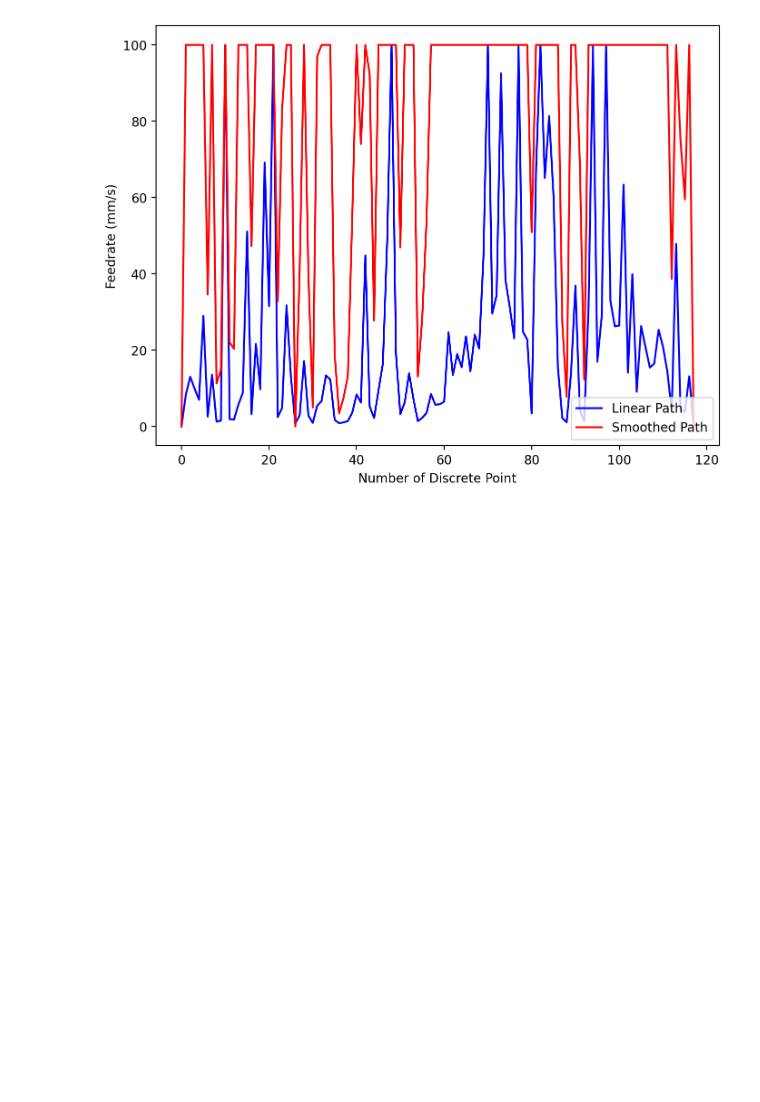
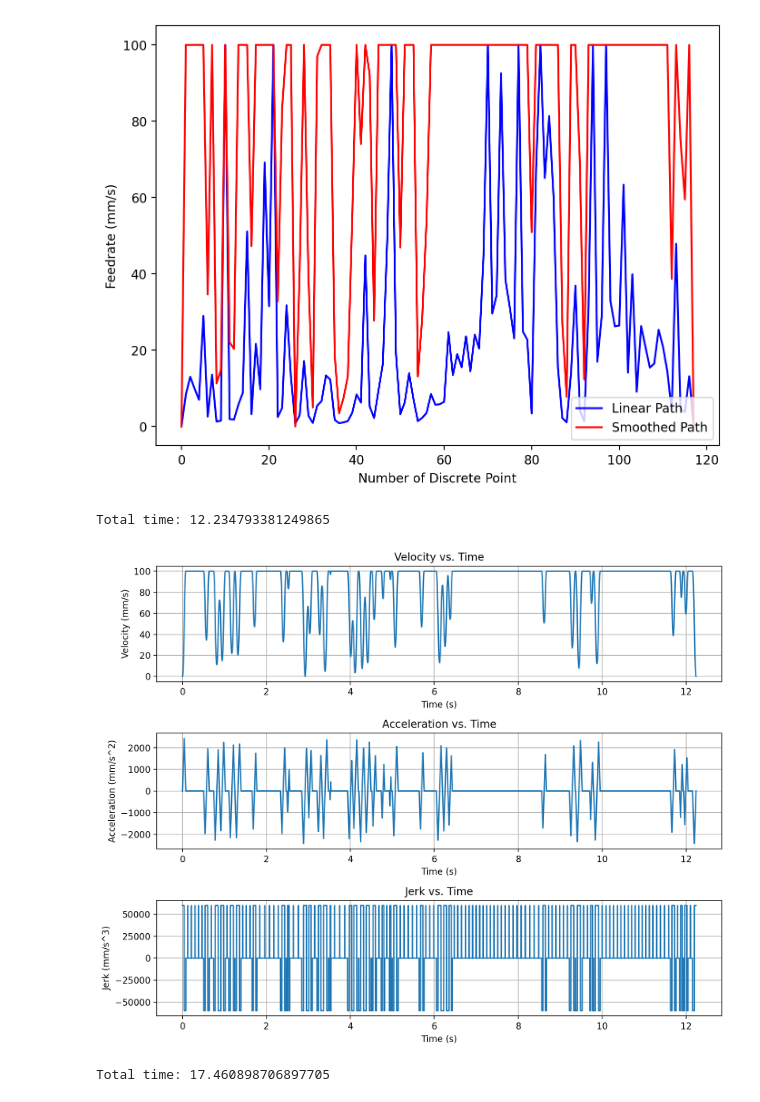
Before and after one commit to Theigrams/cnc_interpolation, a Jupyter notebook: papers/Zhao2013/Dolphin.ipynb, the cells around one changed output. Cells and saved outputs as stored; diff of their text form; code cells hidden in the pictures; blank space fills up the shorter version.

```diff
--- a/papers/Zhao2013/Dolphin.ipynb
+++ b/papers/Zhao2013/Dolphin.ipynb
@@ -21,9 +21,9 @@ file_path = f"./data/{data_name}.txt"
 data_pts = np.loadtxt(file_path, delimiter="\t")
 Ts = 0.0005
 
-v_max = 100
-a_max = 3000
-j_max = 60000
+V_MAX = 100
+A_MAX = 3000
+J_MAX = 60000
 chord_error = 0.05
 c1 = 0.5
 
@@ -46,0 +45,6 @@ vis.plot_toolpath(smooth_path)
+# %%
+smooth_path = SmoothedPath(data_pts, chord_error, c1)
+vis.plot_toolpath(smooth_path)
+smooth_path_lengths = [block.length for block in smooth_path.blocks]
+print(f"Total arc length: {np.sum(smooth_path_lengths)}")
+print(f"Max curvature: {np.max(smooth_path.curvatures)}")
@@ -47,7 +55,7 @@ vis.plot_toolpath(smooth_path)
 # %%
-linear_scanner = BidirectionalScanner(linear_path, Ts, v_max, a_max, j_max)
+linear_scanner = BidirectionalScanner(linear_path, Ts, V_MAX, A_MAX, J_MAX)
 
-scanner_smooth = BidirectionalScanner(smooth_path, Ts, v_max, a_max, j_max)
+scanner_smooth = BidirectionalScanner(smooth_path, Ts, V_MAX, A_MAX, J_MAX)
 
 v_lim_linear = linear_scanner.v_limit
 v_lim_smooth = scanner_smooth.v_limit
@@ -62,3 +70,23 @@ plt.legend(loc="lower right")
 plt.show()
 # %% [output]
 [figure]
+# %%
+from core.feedrate_scheduler import FeedrateScheduler
+
+smooth_scheduler = FeedrateScheduler(smooth_path_lengths, v_lim_smooth, V_MAX, A_MAX, J_MAX, Ts)
+smooth_profiles = smooth_scheduler.profiles
+print(f"Total time: {smooth_scheduler.toltal_time}")
+smooth_profile_data = smooth_scheduler.get_profile_data()
+# %% [output]
+Total time: 12.234793381249865
+# %%
+vis.plot_profiles(smooth_profile_data)
+# %% [output]
+[figure, added]
+# %%
+linear_scheduler = FeedrateScheduler(linear_path_lengths, v_lim_linear, V_MAX, A_MAX, J_MAX, Ts)
+linear_profiles = linear_scheduler.profiles
+print(f"Total time: {linear_scheduler.toltal_time}")
+linear_profile_data = linear_scheduler.get_profile_data()
+# %% [output]
+Total time: 17.460898706897705
```
Also changed, not shown: parts of 5 cells of this notebook, 1 other file.
